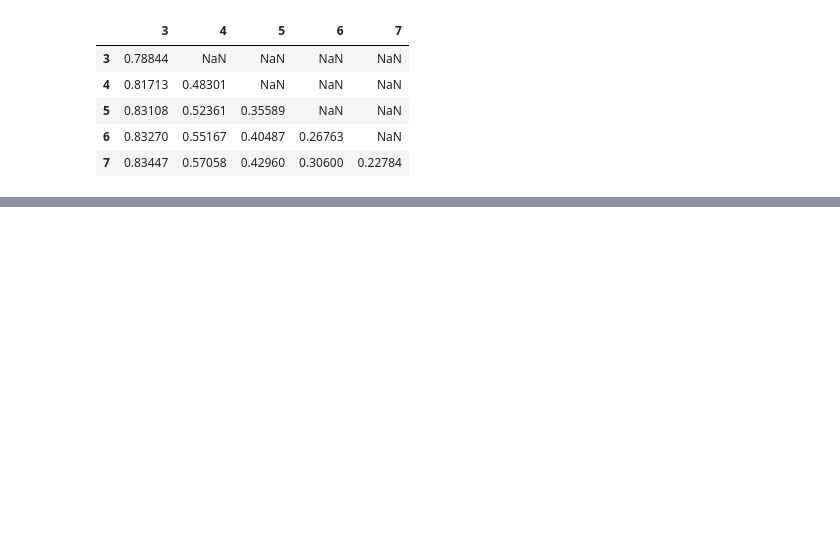
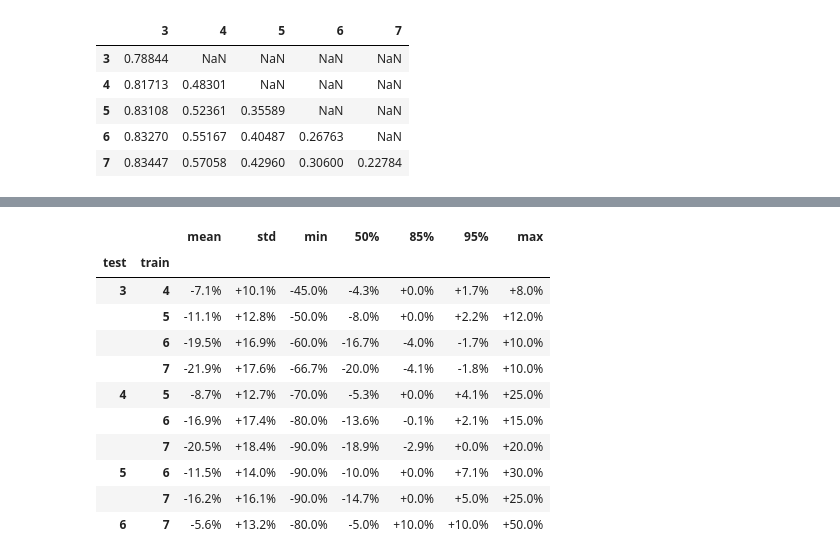
Before and after one commit to jvlmdr/hiercls, a Jupyter notebook: eval_inat21_truncate.ipynb, the cells around one changed output, grey strips where cells are left out. Saved outputs shown, nothing was run; the diff lists cells and outputs as text; code cells hidden in the pictures; blank space fills up the shorter version.

```diff
--- a/eval_inat21_truncate.ipynb
+++ b/eval_inat21_truncate.ipynb
@@ -156,0 +355,39 @@ table.style.apply(highlight).format('{:+.1%}')
+# %%
+# Look at difference in per-class accuracy between coarse and fine levels.
+
+percentiles = [0.5, 0.85, 0.95]
+
+rows = {}
+for test_depth in exp_dirs:
+    for train_depth in exp_dirs:
+        if train_depth <= test_depth:
+            continue
+        rows[test_depth, train_depth] = pd.DataFrame(
+            [per_class[test_depth, test_depth] - per_class[train_depth, test_depth]]
+        ).T.describe(percentiles).T
+
+table = pd.concat(rows)
+table = table.droplevel(2)
+table.index = table.index.set_names(['test', 'train'])
+del table['count']
+# table.format('{:+.1%}')
+
+def highlight(s):
+    if s.name == 'std':
+        return None
+    return ['color: green;' if x > 0 else 'color: black;' for x in s]
+
+table.style.apply(highlight).format('{:+.1%}')
+# %% [output]
+|  |  | mean | std | min | 50% | 85% | 95% | max |
+| test | train |  |  |  |  |  |  |  |
+| 3 | 4 | -7.1% | +10.1% | -45.0% | -4.3% | +0.0% | +1.7% | +8.0% |
+|  | 5 | -11.1% | +12.8% | -50.0% | -8.0% | +0.0% | +2.2% | +12.0% |
+|  | 6 | -19.5% | +16.9% | -60.0% | -16.7% | -4.0% | -1.7% | +10.0% |
+|  | 7 | -21.9% | +17.6% | -66.7% | -20.0% | -4.1% | -1.8% | +10.0% |
+| 4 | 5 | -8.7% | +12.7% | -70.0% | -5.3% | +0.0% | +4.1% | +25.0% |
+|  | 6 | -16.9% | +17.4% | -80.0% | -13.6% | -0.1% | +2.1% | +15.0% |
+|  | 7 | -20.5% | +18.4% | -90.0% | -18.9% | -2.9% | +0.0% | +20.0% |
+| 5 | 6 | -11.5% | +14.0% | -90.0% | -10.0% | +0.0% | +7.1% | +30.0% |
+|  | 7 | -16.2% | +16.1% | -90.0% | -14.7% | +0.0% | +5.0% | +25.0% |
+| 6 | 7 | -5.6% | +13.2% | -80.0% | -5.0% | +10.0% | +10.0% | +50.0% |
```
Also changed, not shown: parts of 10 cells of this notebook, 9 other files.
